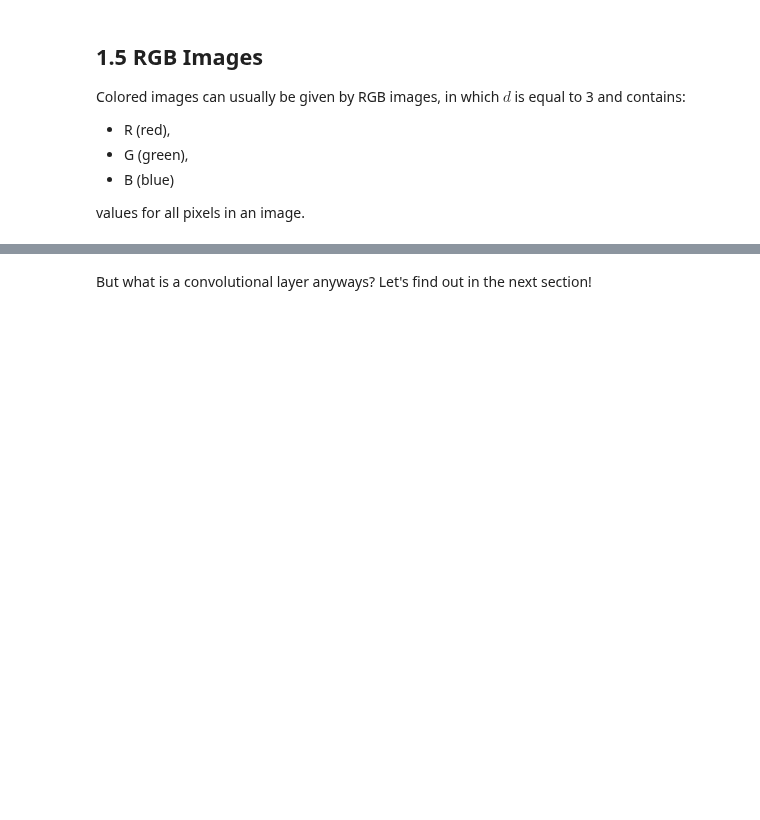
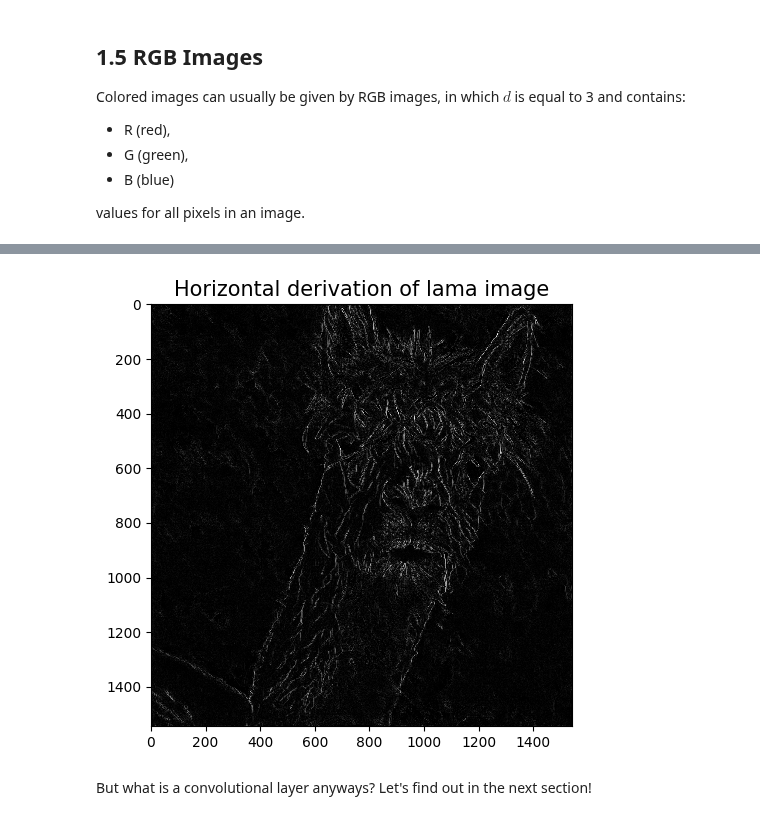
Before and after one commit to anton-seifert/LAMA, a Jupyter notebook: task-6-convolutional-neural-networks/1_intro_cnn.ipynb, the cells around one changed output, grey strips where cells are left out. Saved outputs shown, nothing was run; the diff lists cells and outputs as text; code cells hidden in the pictures; blank space fills up the shorter version.

```diff
--- a/task-6-convolutional-neural-networks/1_intro_cnn.ipynb
+++ b/task-6-convolutional-neural-networks/1_intro_cnn.ipynb
@@ -216,18 +228,20 @@ plt.tight_layout()
 # %%
 # In general deep learning (and in tensorflow) Conv-layers will
 # regard all channels and therefore use "cubic" filter
 
 # The filter used here in the example down below is only using d=1 (two - dimensional) of the
 # rgb image (therefore red), you can change [:,:,0] to [:,:,1] (green) and [:,:,2] (blue)!
 # Try it! :)
 
-lama_x_prew = signal.convolve2d(lama[:,:,0], prewitt_x, boundary='symm', mode='same')
+lama_x_prew = signal.convolve2d(lama[:,:,2], prewitt_x, boundary='symm', mode='same')
 lama_x_prew = np.absolute(lama_x_prew)
 
 fig, ax = plt.subplots(figsize=(figure_inches, figure_inches))
 ax.set_title('Horizontal derivation of lama image', fontsize = 15)
 ax.imshow(lama_x_prew, interpolation='nearest', cmap='gray')
 plt.tight_layout()
+# %% [output]
+[figure, added]
 # %% [markdown]
 But what is a convolutional layer anyways? Let's find out in the next section!
 # %% [markdown]
```
Also changed, not shown: parts of 8 cells of this notebook, 6 other files.
